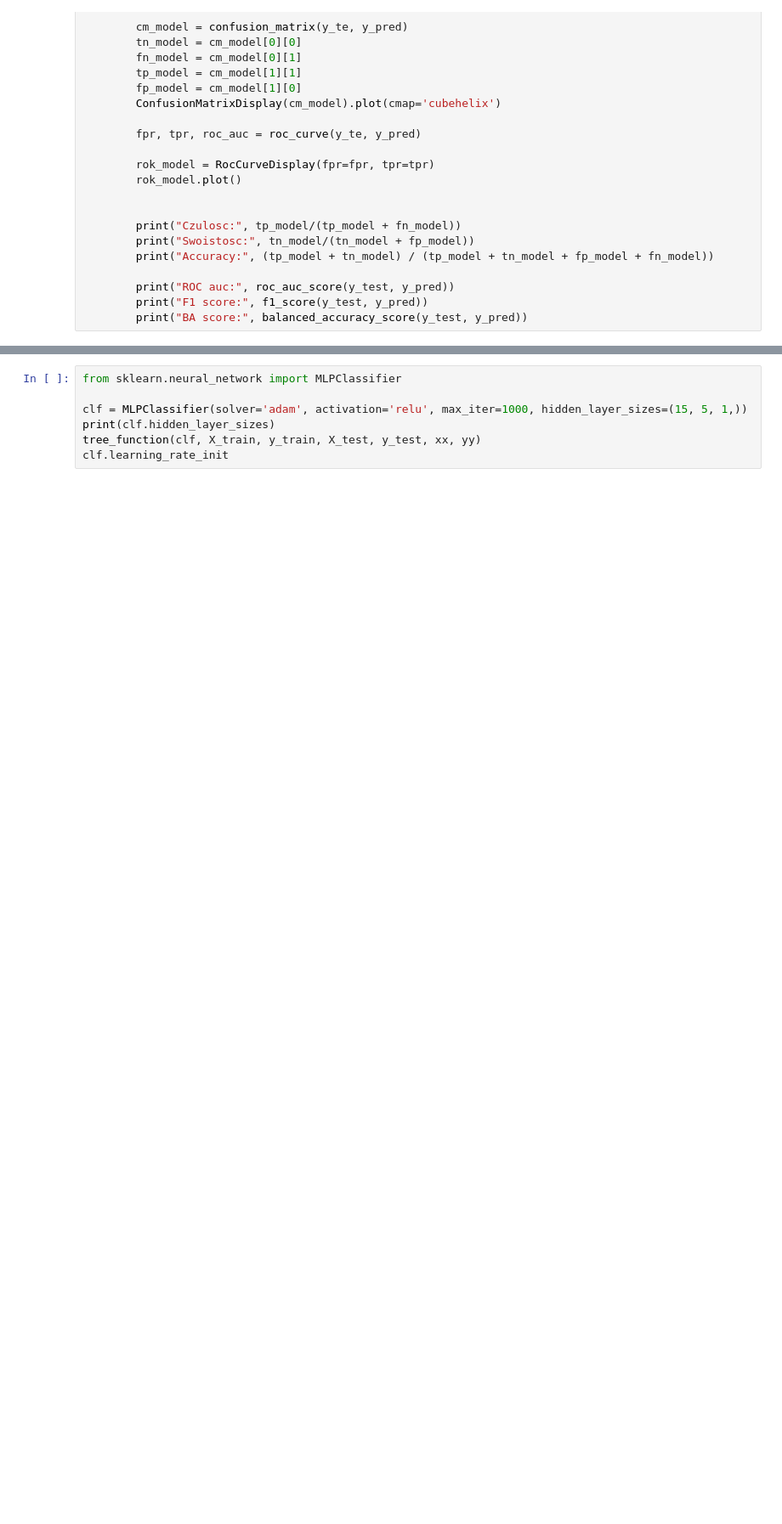
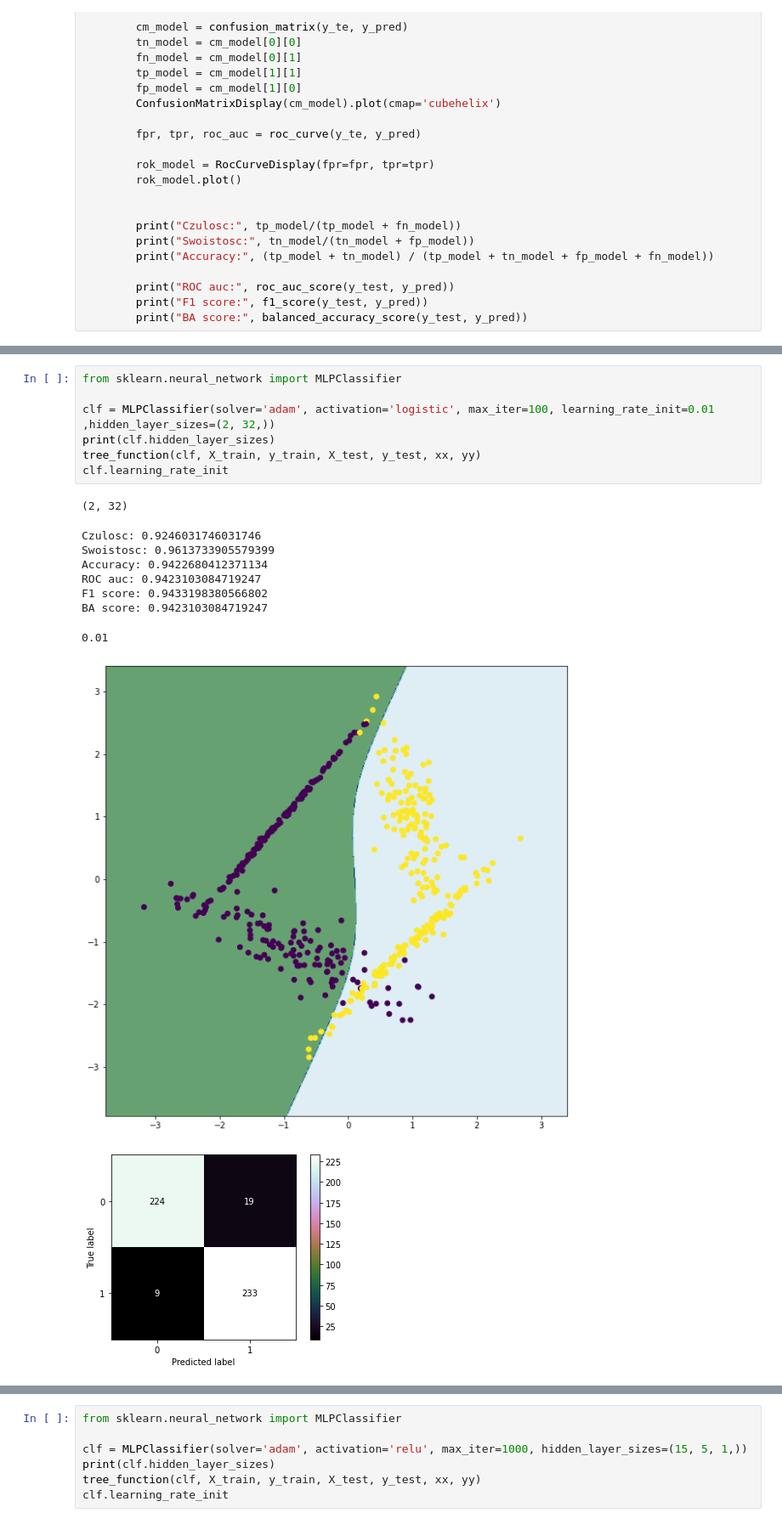
Before and after one commit to jakub-kowalik/PUM, a Jupyter notebook: lab8/lab8.ipynb, the cells around one changed output, grey strips where cells are left out. Shown at 85% size. Drawn from its saved outputs; the diff is of its cells as text; blank space fills up the shorter version.

```diff
--- a/lab8/lab8.ipynb
+++ b/lab8/lab8.ipynb
@@ -497,0 +497,18 @@ BA score: 0.7854468085106383
+# %%
+from sklearn.neural_network import MLPClassifier
+
+clf = MLPClassifier(solver='adam', activation='logistic', max_iter=100, learning_rate_init=0.01 ,hidden_layer_sizes=(2, 32,))
+print(clf.hidden_layer_sizes)
+tree_function(clf, X_train, y_train, X_test, y_test, xx, yy)
+clf.learning_rate_init
+# %% [output]
+(2, 32)
+Czulosc: 0.9246031746031746
+Swoistosc: 0.9613733905579399
+Accuracy: 0.9422680412371134
+ROC auc: 0.9423103084719247
+F1 score: 0.9433198380566802
+BA score: 0.9423103084719247
+0.01
+[figure, added]
+[figure, added]
```
Also changed, not shown: parts of 8 cells of this notebook.
